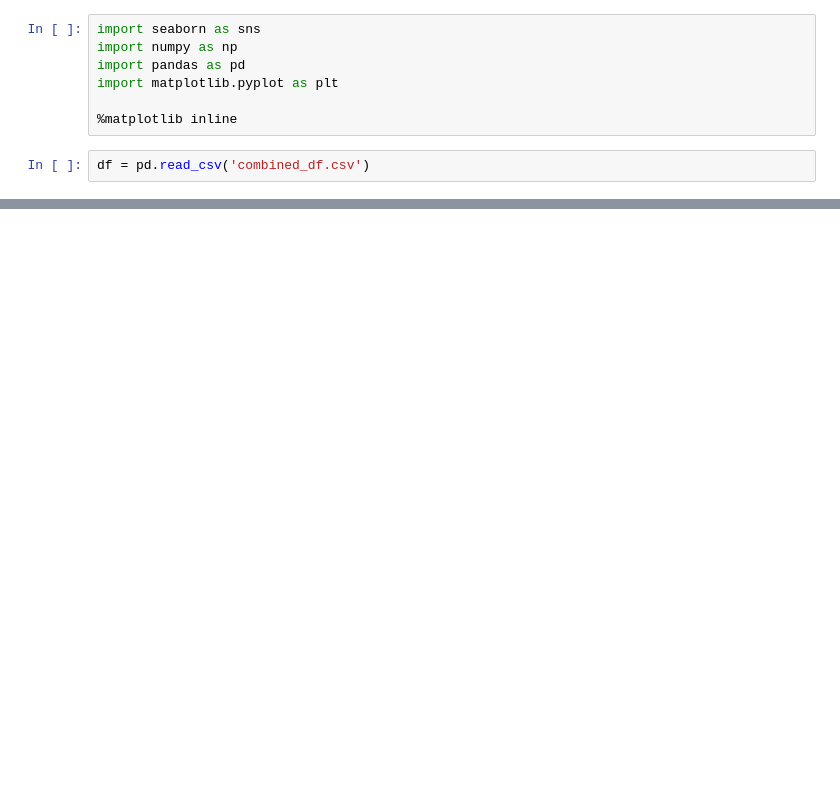
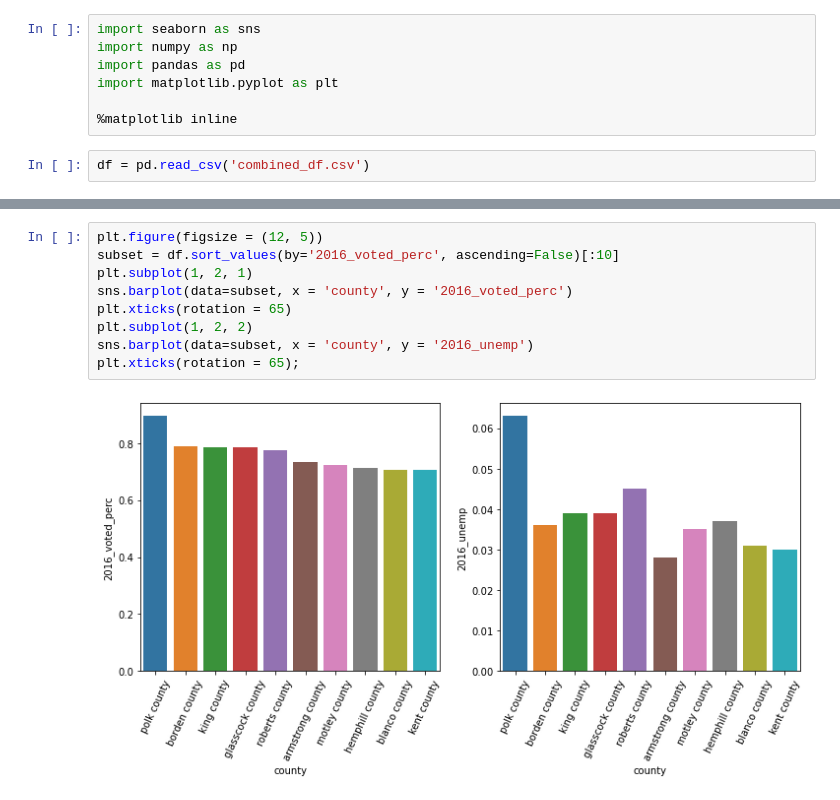
Before and after one commit to yae-sushi/Texas-General-Election-Preds, a Jupyter notebook: Chloe-EDA.ipynb, the cells around one changed output, grey strips where cells are left out. Cells and saved outputs as stored; diff of their text form; blank space fills up the shorter version.

```diff
--- a/Chloe-EDA.ipynb
+++ b/Chloe-EDA.ipynb
@@ -48,0 +51,11 @@ subset[cols] = subset[cols].apply(pd.to_numeric, errors='coerce')
+# %%
+plt.figure(figsize = (12, 5))
+subset = df.sort_values(by='2016_voted_perc', ascending=False)[:10]
+plt.subplot(1, 2, 1)
+sns.barplot(data=subset, x = 'county', y = '2016_voted_perc')
+plt.xticks(rotation = 65)
+plt.subplot(1, 2, 2)
+sns.barplot(data=subset, x = 'county', y = '2016_unemp')
+plt.xticks(rotation = 65);
+# %% [output]
+[figure, added]
```
Also changed, not shown: parts of 14 cells of this notebook.
